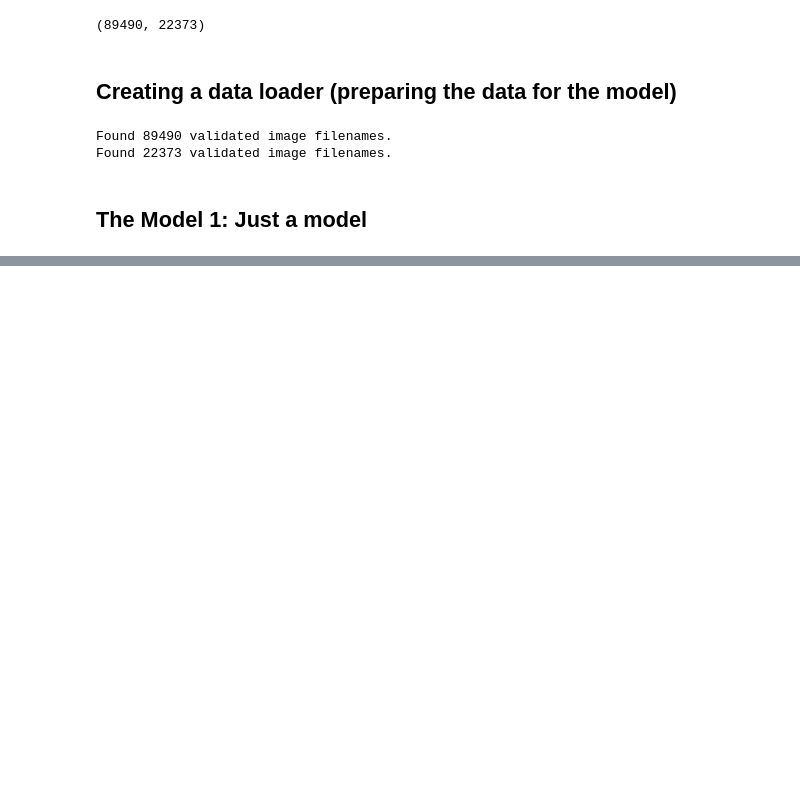
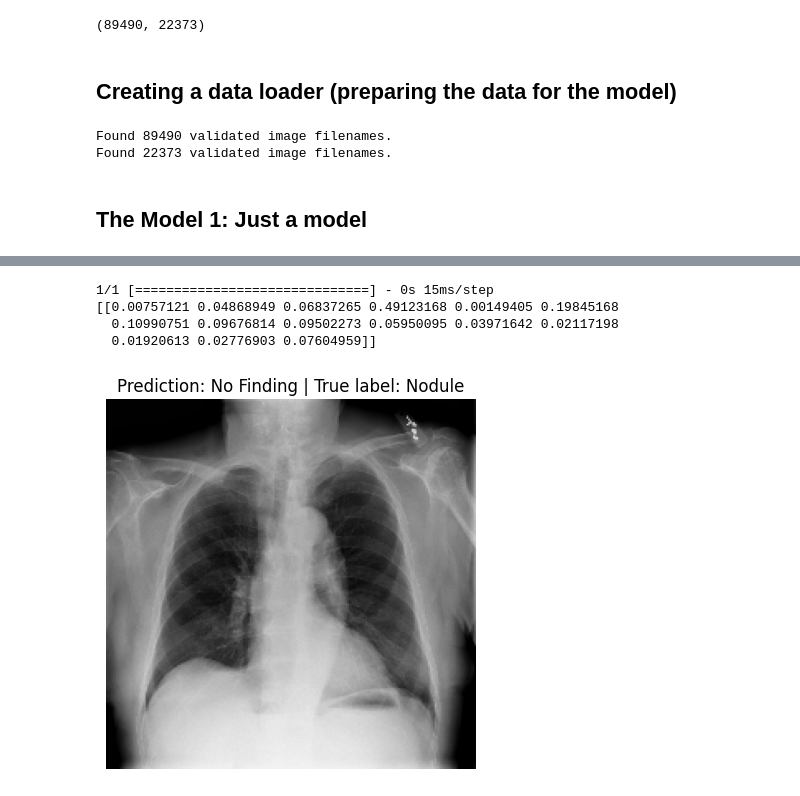
Before and after one commit to xa-m/X-Ray_Disease_Detection, a Jupyter notebook: big_model_2.ipynb, the cells around one changed output, grey strips where cells are left out. Cells and saved outputs as stored; diff of their text form; code cells hidden in the pictures; blank space fills up the shorter version.

```diff
--- a/big_model_2.ipynb
+++ b/big_model_2.ipynb
@@ -30,4 +30,26 @@ def view_random_images(target_dir, num_images=4):
         ax.axis("off")
     plt.tight_layout()
     plt.show()
+# %%
+def load_and_prep_img(filename, img_shape=224):
+
+  img = tf.io.read_file(filename)
+  # Decode readed file into a tensor
+  img = tf.image.decode_image(img)
+  # If image is not square resize it to square
+  img = tf.image.resize(img, [img_shape, img_shape])
+
+  # check if the image is grayscale and if it is convert it to rgb
+  if img.shape[2] == 1:
+    img = tf.image.grayscale_to_rgb(img)
+    # Reshape the dimensions on image (3, 224, 224) -> (224, 224, 3)
+
+    # Rescale the image
+    img = img/255
+    return tf.squeeze(img)
+
+  # Rescale the image
+  img = img/255
+
+  return img
 # %%
@@ -164,4 +182,4 @@ INFO:tensorflow:Assets written to: H:/Programming/Machine_Learning/Xray_Detectio
 # %%
-model_1 = tf.keras.models.load_model(f"{current_dir_linux}/models/saved_models/{model_1.name}")
+model_1 = tf.keras.models.load_model(f"{current_dir_linux}/models/saved_models/model_1_002.h5")
 # %%
 model_1.evaluate(test_generator)
@@ -167,0 +189,23 @@ model_1.evaluate(test_generator)
+# %%
+# get an random int between 0 and the length of the test dataset
+random_index = random.randint(0, len(all_labels_w_path))
+# get an random image from test dataset
+test_image = load_and_prep_img(all_labels_w_path.iloc[random_index]["FilePath"])
+
+prediction = model_1.predict(tf.expand_dims(test_image, axis=0))
+print(prediction)
+prediction_label = label_names[tf.argmax(tf.squeeze(prediction)).numpy()]
+
+# get the true lables of the test image
+true_label = all_labels_w_path.iloc[random_index][label_names].to_numpy().argmax()
+
+# plot the image
+plt.imshow(test_image)
+plt.title(f"Prediction: {prediction_label} | True label: {label_names[true_label]}")
+plt.axis(False);
+# %% [output]
+1/1 [==============================] - 0s 15ms/step
+[[0.00757121 0.04868949 0.06837265 0.49123168 0.00149405 0.19845168
+  0.10990751 0.09676814 0.09502273 0.05950095 0.03971642 0.02117198
+  0.01920613 0.02776903 0.07604959]]
+[figure, added]
```
Also changed, not shown: parts of 4 cells of this notebook.
